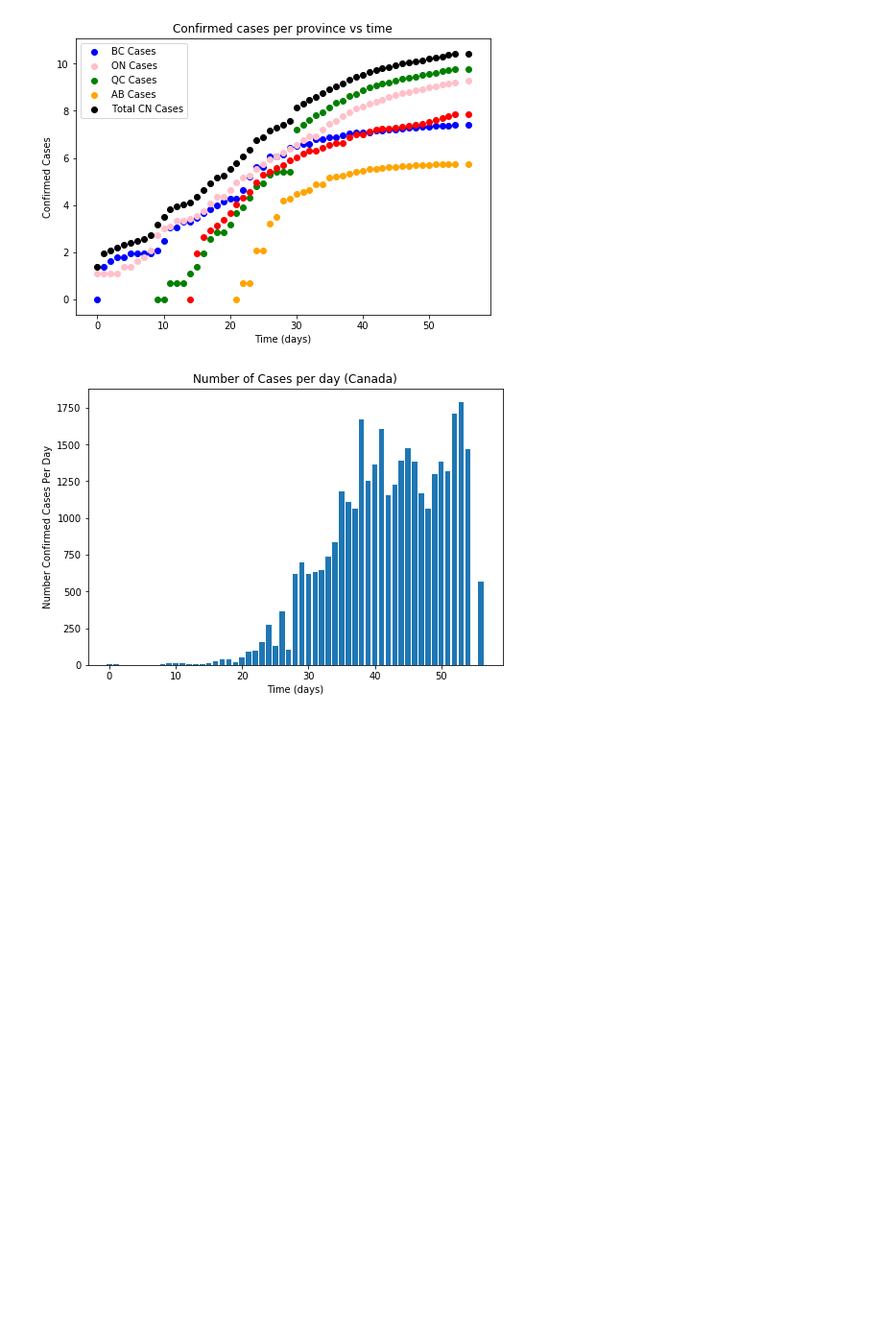
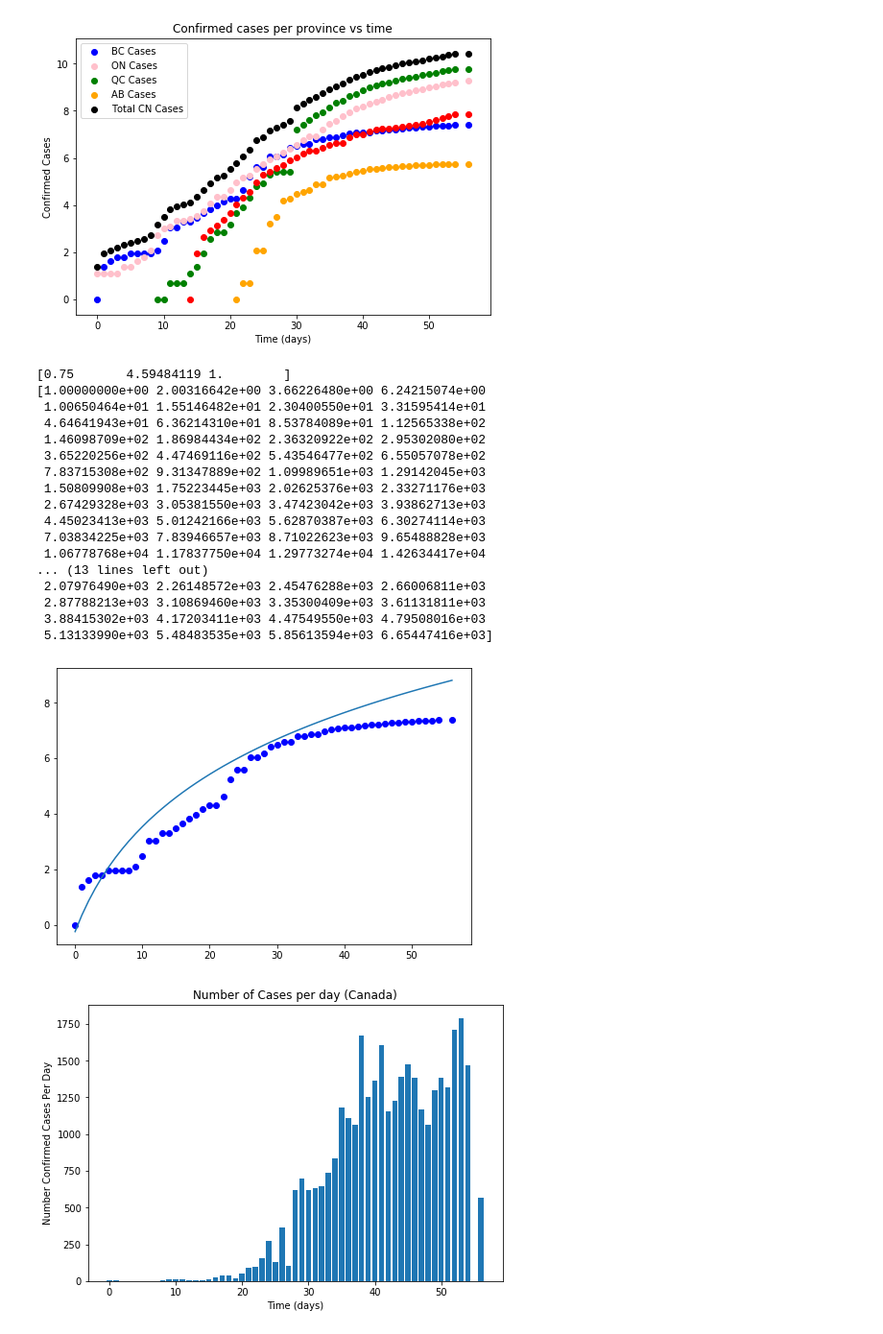
Before and after one commit to Paul-M-K/Covid-19, a Jupyter notebook: Covid_19_python.ipynb, the cells around one changed output. Shown: that part at 96% size. Cells and saved outputs as stored; diff of their text form; code cells hidden in the pictures; blank space fills up the shorter version.

```diff
--- a/Covid_19_python.ipynb
+++ b/Covid_19_python.ipynb
@@ -306,6 +307,60 @@ ax1.legend()
 plt.show()
 # %% [output]
 [figure]
+# %%
+from scipy.optimize import curve_fit
+
+c0 = 1
+r=0.75
+p=0.85
+m = 1/(1-p)
+A = np.power(c0,2/m)
+
+def c_t(t,r,m,A):
+    return ((r/m)*t+A)**m
+
+def c_d(c_t,r,p):
+    return (r*c_t)**p
+
+
+def func(x, a, b, c):
+    return a*x + b
+#ydata = np.polyfit(CN_days,CN['Confirmed-Cases'],)
+popt, pcov = curve_fit(c_t, CN_days,CN['Confirmed-Cases'], bounds=(0,[r, m, A]))
+print(popt)
+ct = c_t(CN_days,*popt)
+print(ct)
+cd = c_d(ct,r,p)
+print(cd)
+
+#print(ydata)
+fig1=plt.figure()
+ax1=fig1.add_axes([0,0,1,1])
+BC_Graph = ax1.scatter(CN_days, np.log(BC['Confirmed-Cases']), color='blue')
+#ax1.plot(CN_days,np.log(ydata))
+
+ax1.plot(CN_days,np.log(cd))
+#ax1.plot(CN_days,c_t(CN_days,*popt))
+plt.show()
+# %% [output]
+[0.75       4.59484119 1.        ]
+[1.00000000e+00 2.00316642e+00 3.66226480e+00 6.24215074e+00
+ 1.00650464e+01 1.55146482e+01 2.30400550e+01 3.31595414e+01
+ 4.64641943e+01 6.36214310e+01 8.53784089e+01 1.12565338e+02
+ 1.46098709e+02 1.86984434e+02 2.36320922e+02 2.95302080e+02
+ 3.65220256e+02 4.47469116e+02 5.43546477e+02 6.55057078e+02
+ 7.83715308e+02 9.31347889e+02 1.09989651e+03 1.29142045e+03
+ 1.50809908e+03 1.75223445e+03 2.02625376e+03 2.33271176e+03
+ 2.67429328e+03 3.05381550e+03 3.47423042e+03 3.93862713e+03
+ 4.45023413e+03 5.01242166e+03 5.62870387e+03 6.30274114e+03
+ 7.03834225e+03 7.83946657e+03 8.71022623e+03 9.65488828e+03
+ 1.06778768e+04 1.17837750e+04 1.29773274e+04 1.42634417e+04
+... (13 lines left out)
+ 2.07976490e+03 2.26148572e+03 2.45476288e+03 2.66006811e+03
+ 2.87788213e+03 3.10869460e+03 3.35300409e+03 3.61131811e+03
+ 3.88415302e+03 4.17203411e+03 4.47549550e+03 4.79508016e+03
+ 5.13133990e+03 5.48483535e+03 5.85613594e+03 6.65447416e+03]
+[figure, added]
 # %%
 
 fig2=plt.figure()
```
Also changed, not shown: parts of 4 cells of this notebook.
